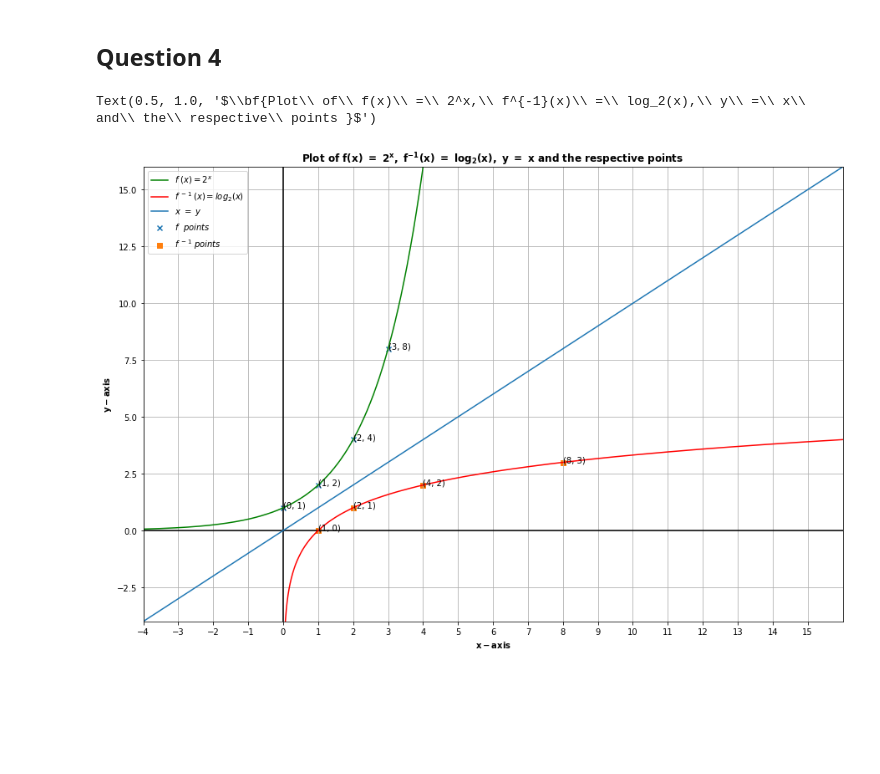
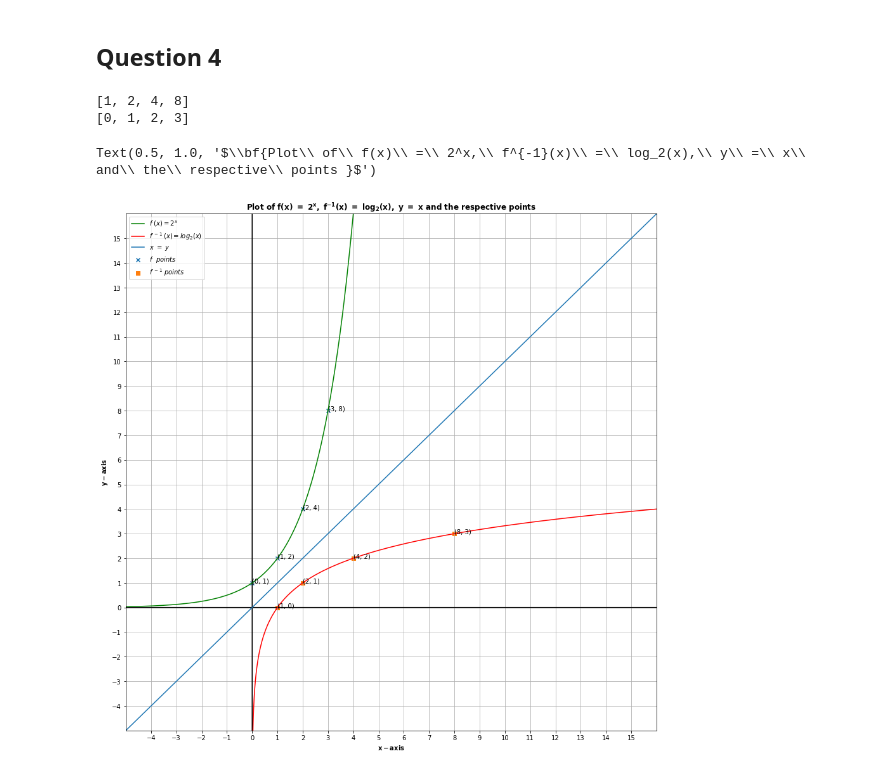
Before and after one commit to theatina/M902_MathNLP, a Jupyter notebook: Project_2/M902_Project2_CTKylafi_LT1200012.ipynb, the cells around one changed output. Cells and saved outputs as stored; diff of their text form; code cells hidden in the pictures; blank space fills up the shorter version.

```diff
--- a/Project_2/M902_Project2_CTKylafi_LT1200012.ipynb
+++ b/Project_2/M902_Project2_CTKylafi_LT1200012.ipynb
@@ -99,49 +203,53 @@ def exp_2(x):
 def f_log(x):
     return math.log2(x)
 # %%
-fig, f_plot = plt.subplots(1,1,figsize=(15,10), sharex=True)
+fig, f_plot = plt.subplots(1,1,figsize=(15,15), sharex=True)
 # fig.text(0.05,0.5, "y", ha="center", va="center", rotation=90)
 plt.xlabel(r"$\bf{x - axis}$")
 plt.ylabel(r"$\bf{y - axis}$")
 
 f_plot.grid(True)
 # f_plot.title.set_text(r"$\bf{s_3$")
-f_plot.set_xlim(-4,16)
-f_plot.set_ylim(-4,16)
+f_plot.set_xlim(-5,16)
+f_plot.set_ylim(-5,16)
+# plt.gca().set_aspect('equal', adjustable='box')
 
 f = [ exp_2(i) for i in x ]
 f_inverse = [ f_log(i) for i in x_inv ]
 f_xy = x
 
 # plots[:].set_xlim(5)
 f_plot.plot( x, x*0, "k")
 f_plot.plot( x*0, x, "k" )
 f_plot.plot( x, f, "g", label="$f\ (x)=2^x$" )
 f_plot.plot( x_inv, f_inverse, "r", label="$f^{\ -1\ }(x)=log_2(x)$" )
 f_plot.plot( x, f_xy, label="$x\ =\ y$" )
 
 #points to draw
 #f
 x_list = [0,1,2,3]
 y_list = [ exp_2(x) for x in x_list ]
-# print(y_list)
+print(y_list)
 
 #f inverse
 x_inv_list = [1,2,4,8]
 y_inv_list = [ int(f_log(x)) for x in x_inv_list ]
-# print(y_inv_list)
+print(y_inv_list)
 
 f_plot.scatter(x_list, y_list, marker="x", label="$f\ \ points$")
 f_plot.scatter(x_inv_list, y_inv_list, marker="s", label="$f^{\ -1}\ points$")
 
 for i, txt in enumerate(x_list):
     f_plot.annotate((x_list[i],y_list[i]), (x_list[i], y_list[i]))
     f_plot.annotate((x_inv_list[i],y_inv_list[i]), (x_inv_list[i], y_inv_list[i]))
 
 f_plot.legend()
 plt.xticks([i for i in range(-4,16,1)])
+plt.yticks([i for i in range(-4,16,1)])
 
 plt.title(r"$\bf{Plot\ of\ f(x)\ =\ 2^x,\ f^{-1}(x)\ =\ log_2(x),\ y\ =\ x\ and\ the\ respective\ points }$")
 # %% [output]
-Text(0.5, 1.0, '$\\bf{Plot\\ of\\ f(x)\\ =\\ 2^x,\\ f^{-1}(x)\\ =\\ log_2(x),\\ y\\ =\\ x\\ and\\ the\\ respective\\ points }$')
+[1, 2, 4, 8]
+[0, 1, 2, 3]
+Text(0.5, 1.0, '$\\bf{Plot\\ of\\ f(x)\\ =\\ 2^x,\\ f^{-1}(x)\\ =\\ log_2(x),\\ y\\ =\\ x\\ and\\ the\\ respective\\ points }$')
-[figure, old version]
+[figure, new version]
```
Also changed, not shown: parts of 6 cells of this notebook, 5 other files.
